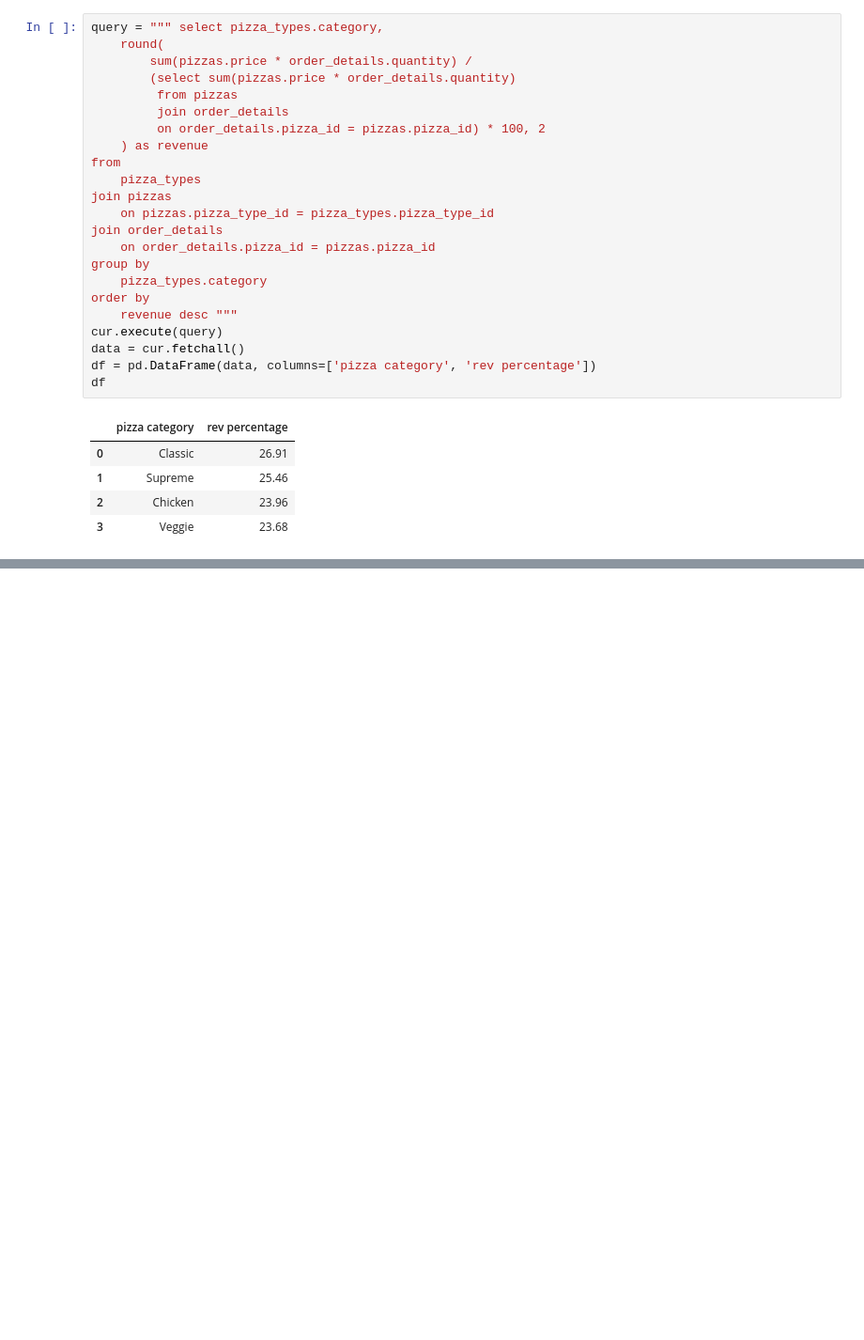
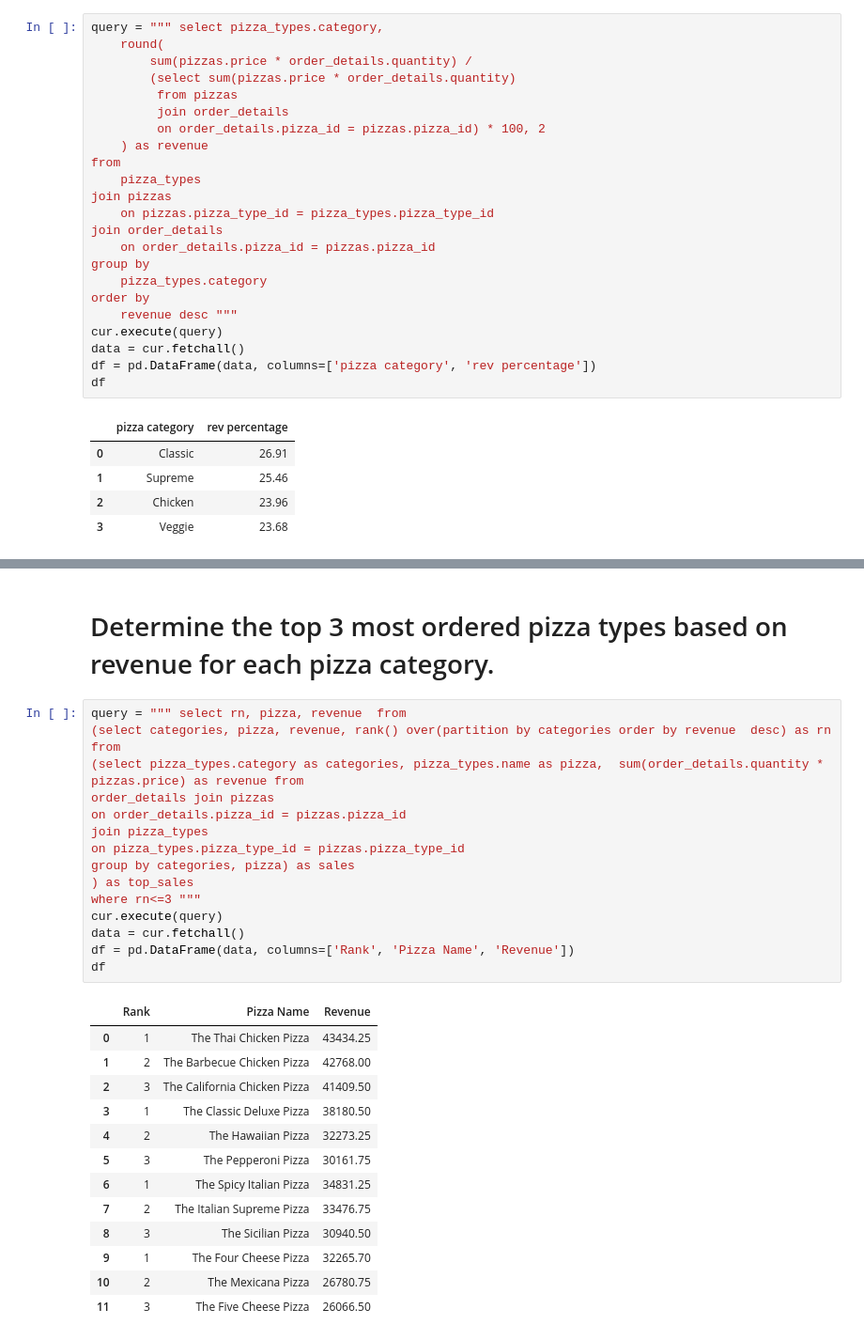
Before and after one commit to AftabQuant/Data-Analysis-Project, a Jupyter notebook: Pizza Sales Project/Pizzalytics.ipynb, the cells around one changed output, grey strips where cells are left out. Shown at 94% size. Drawn from its saved outputs; the diff is of its cells as text; blank space fills up the shorter version.

```diff
--- a/Pizza Sales Project/Pizzalytics.ipynb
+++ b/Pizza Sales Project/Pizzalytics.ipynb
@@ -252,0 +296,31 @@ query = """"""
+# %% [markdown]
+# Determine the top 3 most ordered pizza types based on revenue for each pizza category.
+# %%
+query = """ select rn, pizza, revenue  from
+(select categories, pizza, revenue, rank() over(partition by categories order by revenue  desc) as rn from
+(select pizza_types.category as categories, pizza_types.name as pizza,  sum(order_details.quantity * pizzas.price) as revenue from
+order_details join pizzas
+on order_details.pizza_id = pizzas.pizza_id
+join pizza_types
+on pizza_types.pizza_type_id = pizzas.pizza_type_id
+group by categories, pizza) as sales
+) as top_sales
+where rn<=3 """
+cur.execute(query)
+data = cur.fetchall()
+df = pd.DataFrame(data, columns=['Rank', 'Pizza Name', 'Revenue'])
+df
+# %% [output]
+|  | Rank | Pizza Name | Revenue |
+| 0 | 1 | The Thai Chicken Pizza | 43434.25 |
+| 1 | 2 | The Barbecue Chicken Pizza | 42768.00 |
+| 2 | 3 | The California Chicken Pizza | 41409.50 |
+| 3 | 1 | The Classic Deluxe Pizza | 38180.50 |
+| 4 | 2 | The Hawaiian Pizza | 32273.25 |
+| 5 | 3 | The Pepperoni Pizza | 30161.75 |
+| 6 | 1 | The Spicy Italian Pizza | 34831.25 |
+| 7 | 2 | The Italian Supreme Pizza | 33476.75 |
+| 8 | 3 | The Sicilian Pizza | 30940.50 |
+| 9 | 1 | The Four Cheese Pizza | 32265.70 |
+| 10 | 2 | The Mexicana Pizza | 26780.75 |
+| 11 | 3 | The Five Cheese Pizza | 26066.50 |
```
Also changed, not shown: parts of 6 cells of this notebook.
